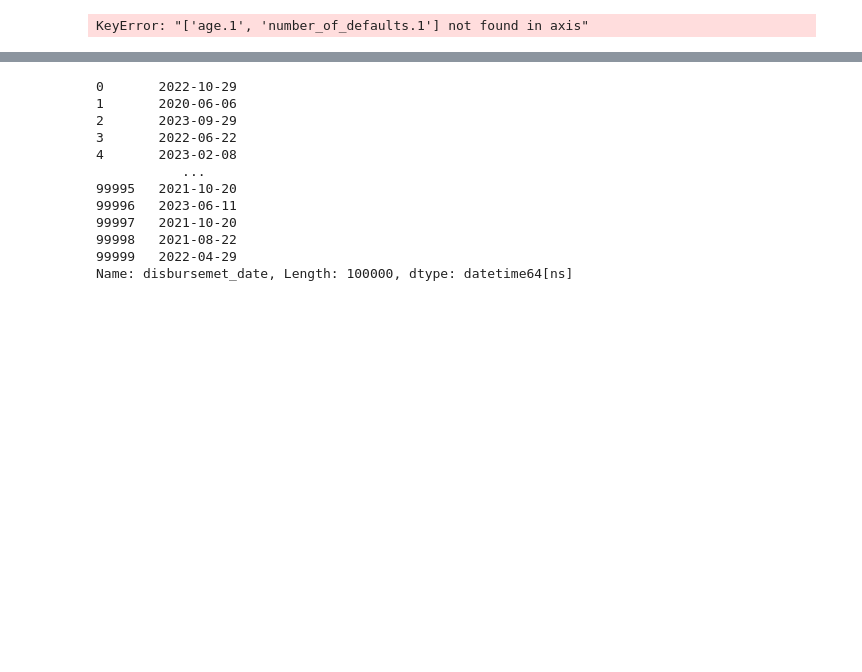
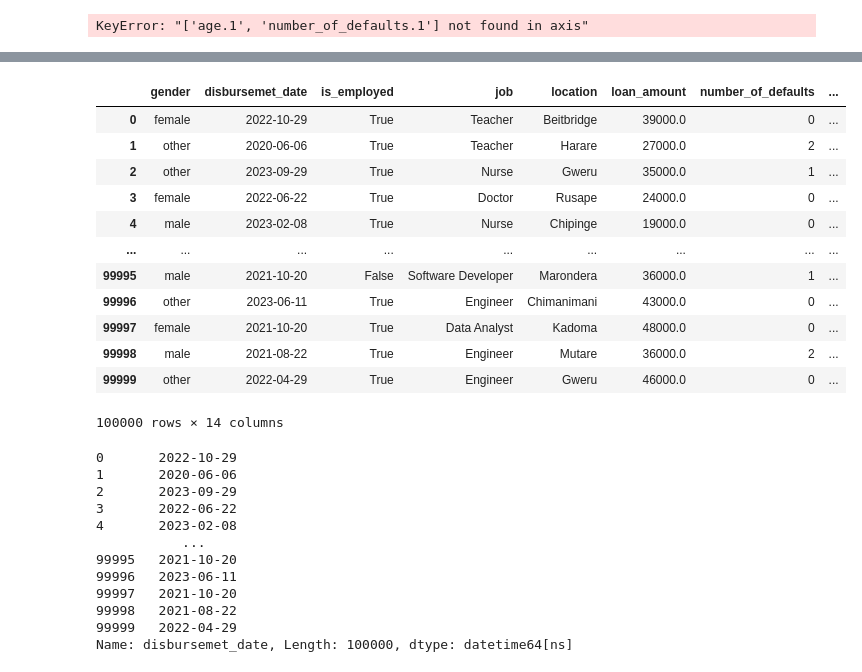
Before and after one commit to Augah2001/Data-Science-Competion-Question-and-Data, a Jupyter notebook: credit_risk.ipynb, the cells around one changed output, grey strips where cells are left out. Drawn from its saved outputs; the diff is of its cells as text; code cells hidden in the pictures; blank space fills up the shorter version.

```diff
--- a/credit_risk.ipynb
+++ b/credit_risk.ipynb
@@ -619,3 +603,20 @@ df
+# %%
+df.drop('sex', axis=1, inplace=True)
+df
+# %% [output]
+|  | gender | disbursemet_date | is_employed | job | location | loan_amount | number_of_defaults | ... |
+| 0 | female | 2022-10-29 | True | Teacher | Beitbridge | 39000.0 | 0 | ... |
+| 1 | other | 2020-06-06 | True | Teacher | Harare | 27000.0 | 2 | ... |
+| 2 | other | 2023-09-29 | True | Nurse | Gweru | 35000.0 | 1 | ... |
+| 3 | female | 2022-06-22 | True | Doctor | Rusape | 24000.0 | 0 | ... |
+| 4 | male | 2023-02-08 | True | Nurse | Chipinge | 19000.0 | 0 | ... |
+| ... | ... | ... | ... | ... | ... | ... | ... | ... |
+| 99995 | male | 2021-10-20 | False | Software Developer | Marondera | 36000.0 | 1 | ... |
+| 99996 | other | 2023-06-11 | True | Engineer | Chimanimani | 43000.0 | 0 | ... |
+| 99997 | female | 2021-10-20 | True | Data Analyst | Kadoma | 48000.0 | 0 | ... |
+| 99998 | male | 2021-08-22 | True | Engineer | Mutare | 36000.0 | 2 | ... |
+| 99999 | other | 2022-04-29 | True | Engineer | Gweru | 46000.0 | 0 | ... |
+100000 rows × 14 columns
 # %%
 df['disbursemet_date'] = pd.to_datetime(df['disbursemet_date'], format= '%Y %m %d')
 # %% [output]
```
Also changed, not shown: parts of 5 cells of this notebook.
